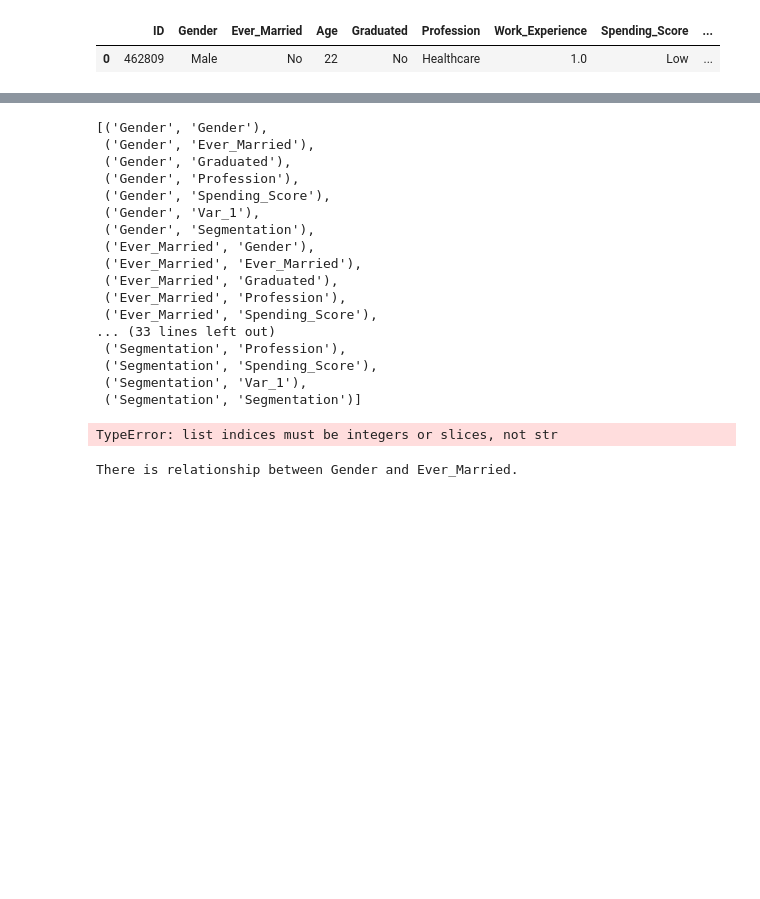
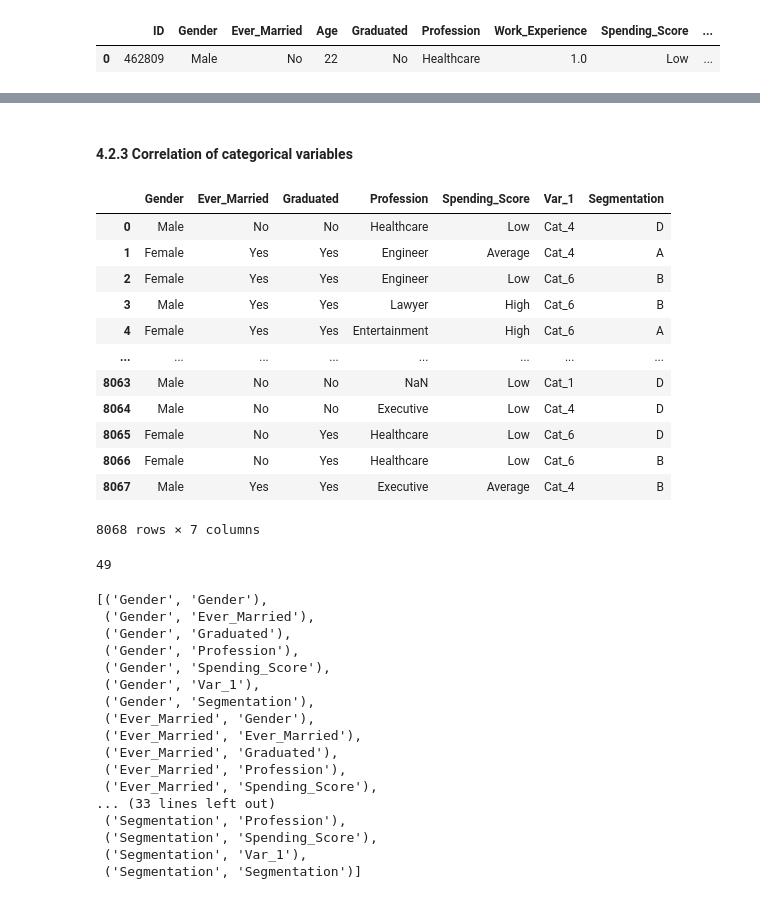
Before and after one commit to giannisbasa/Customer-Segmentation, a Jupyter notebook: 1. Coding/Customer_segmentation.ipynb, the cells around one changed output, grey strips where cells are left out. Saved outputs shown, nothing was run; the diff lists cells and outputs as text; code cells hidden in the pictures; blank space fills up the shorter version.

```diff
--- a/1. Coding/Customer_segmentation.ipynb
+++ b/1. Coding/Customer_segmentation.ipynb
@@ -479,32 +534,53 @@ train.head(1)
+# %% [markdown]
+#### 4.2.3 Correlation of categorical variables
+# %%
+# Subset of dataset with only categorical varbales
+cat_df = train[['Gender','Ever_Married','Graduated','Profession','Spending_Score','Var_1','Segmentation']]
+cat_df
+# %% [output]
+|  | Gender | Ever_Married | Graduated | Profession | Spending_Score | Var_1 | Segmentation |
+| 0 | Male | No | No | Healthcare | Low | Cat_4 | D |
+| 1 | Female | Yes | Yes | Engineer | Average | Cat_4 | A |
+| 2 | Female | Yes | Yes | Engineer | Low | Cat_6 | B |
+| 3 | Male | Yes | Yes | Lawyer | High | Cat_6 | B |
+| 4 | Female | Yes | Yes | Entertainment | High | Cat_6 | A |
+| ... | ... | ... | ... | ... | ... | ... | ... |
+| 8063 | Male | No | No | NaN | Low | Cat_1 | D |
+| 8064 | Male | No | No | Executive | Low | Cat_4 | D |
+| 8065 | Female | No | Yes | Healthcare | Low | Cat_6 | D |
+| 8066 | Female | No | Yes | Healthcare | Low | Cat_6 | B |
+| 8067 | Male | Yes | Yes | Executive | Average | Cat_4 | B |
+8068 rows × 7 columns
 # %%
 # Split the dataset into two parts
 cat_var_1 = ['Gender','Ever_Married','Graduated','Profession','Spending_Score','Var_1','Segmentation']
 
 cat_var_2 = ['Gender','Ever_Married','Graduated','Profession','Spending_Score','Var_1','Segmentation']
 
-
 # Create all possible combinations
 cat_var_comb = list(itertools.product(cat_var_1, cat_var_2, repeat=1))
 
+print(len(cat_var_comb))
 cat_var_comb
 # %% [output]
-[('Gender', 'Gender'),
- ('Gender', 'Ever_Married'),
- ('Gender', 'Graduated'),
- ('Gender', 'Profession'),
- ('Gender', 'Spending_Score'),
- ('Gender', 'Var_1'),
- ('Gender', 'Segmentation'),
- ('Ever_Married', 'Gender'),
- ('Ever_Married', 'Ever_Married'),
- ('Ever_Married', 'Graduated'),
- ('Ever_Married', 'Profession'),
- ('Ever_Married', 'Spending_Score'),
-... (33 lines left out)
- ('Segmentation', 'Profession'),
- ('Segmentation', 'Spending_Score'),
- ('Segmentation', 'Var_1'),
- ('Segmentation', 'Segmentation')]
+49
+[('Gender', 'Gender'),
+ ('Gender', 'Ever_Married'),
+ ('Gender', 'Graduated'),
+ ('Gender', 'Profession'),
+ ('Gender', 'Spending_Score'),
+ ('Gender', 'Var_1'),
+ ('Gender', 'Segmentation'),
+ ('Ever_Married', 'Gender'),
+ ('Ever_Married', 'Ever_Married'),
+ ('Ever_Married', 'Graduated'),
+ ('Ever_Married', 'Profession'),
+ ('Ever_Married', 'Spending_Score'),
+... (33 lines left out)
+ ('Segmentation', 'Profession'),
+ ('Segmentation', 'Spending_Score'),
+ ('Segmentation', 'Var_1'),
+ ('Segmentation', 'Segmentation')]
 # %%
 # Create an empty variable and picking only the p value from the output of chi-square
 result = []
@@ -512,7 +588,7 @@ result = []
 for i in cat_var_comb:
     if(i[0] != i[1]):
         result.append((i[0], i[1], list(ss.chi2_contingency(pd.crosstab(
-            cat_var_1[i[0]], cat_var_2[i[1]]
+            cat_df[i[0]], cat_df[i[1]]
             )))[1]))
 
 result
@@ -524,10 +600,3 @@ chi_2_test['Relationship'] = np.where(chi_2_test['Coeff']<=0.05, 1,0)
 
 # Reshape the dataset
 chi_2_test_pvt = chi_2_test.pivot(index='Var1', columns='Var2', values='Coeff')
-# %% [output]
-TypeError: list indices must be integers or slices, not str
-# %%
-# 1. Check the relationship between gender and ever married
-corr_cat(train, 'Gender','Ever_Married')
-# %% [output]
-There is relationship between Gender and Ever_Married.
```
Also changed, not shown: parts of 20 cells of this notebook.
